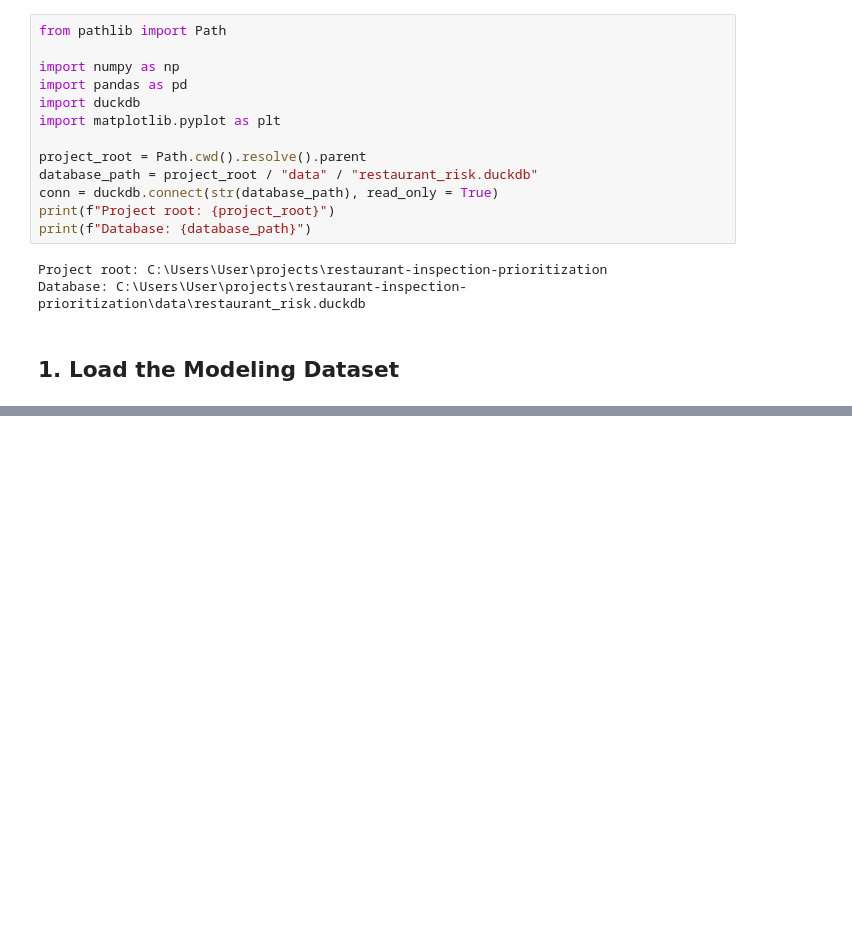
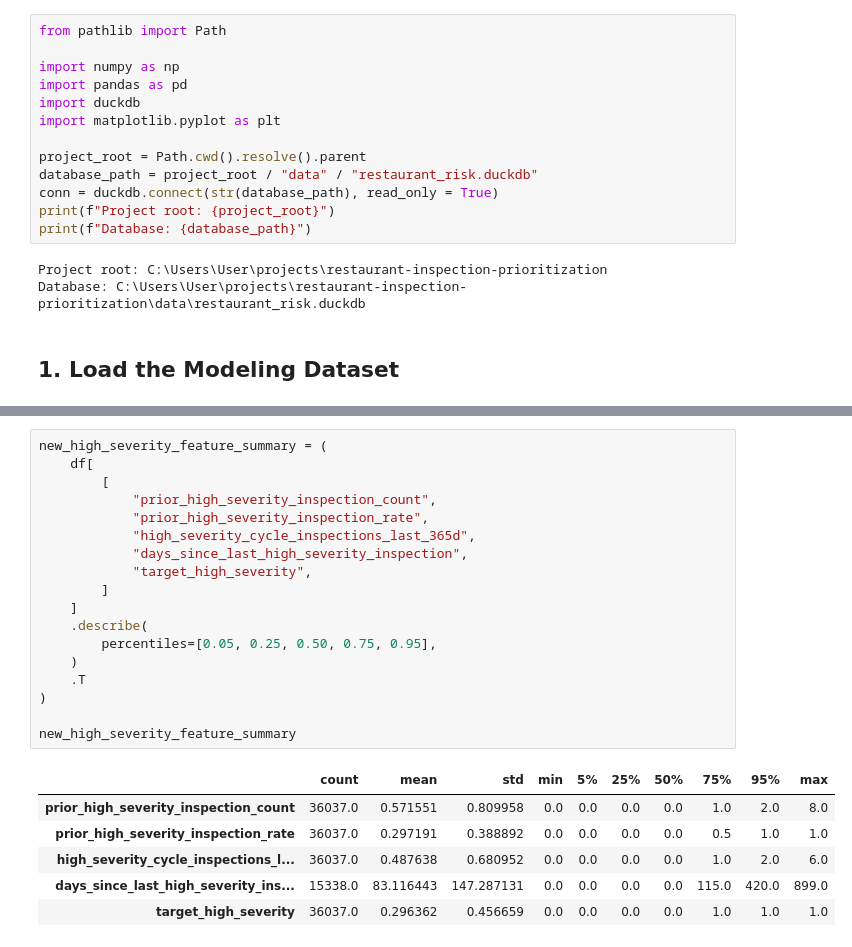
Before and after one commit to souro26/restaurant-inspection-prioritization, a Jupyter notebook: notebooks/01_modeling_dataset_eda.ipynb, the cells around one changed output, grey strips where cells are left out. Cells and saved outputs as stored; diff of their text form; blank space fills up the shorter version.

```diff
--- a/notebooks/01_modeling_dataset_eda.ipynb
+++ b/notebooks/01_modeling_dataset_eda.ipynb
@@ -325,0 +418,25 @@ threshold_comparison
+# %%
+new_high_severity_feature_summary = (
+    df[
+        [
+            "prior_high_severity_inspection_count",
+            "prior_high_severity_inspection_rate",
+            "high_severity_cycle_inspections_last_365d",
+            "days_since_last_high_severity_inspection",
+            "target_high_severity",
+        ]
+    ]
+    .describe(
+        percentiles=[0.05, 0.25, 0.50, 0.75, 0.95],
+    )
+    .T
+)
+
+new_high_severity_feature_summary
+# %% [output]
+|  | count | mean | std | min | 5% | 25% | 50% | 75% | 95% | max |
+| prior_high_severity_inspection_count | 36037.0 | 0.571551 | 0.809958 | 0.0 | 0.0 | 0.0 | 0.0 | 1.0 | 2.0 | 8.0 |
+| prior_high_severity_inspection_rate | 36037.0 | 0.297191 | 0.388892 | 0.0 | 0.0 | 0.0 | 0.0 | 0.5 | 1.0 | 1.0 |
+| high_severity_cycle_inspections_l... | 36037.0 | 0.487638 | 0.680952 | 0.0 | 0.0 | 0.0 | 0.0 | 1.0 | 2.0 | 6.0 |
+| days_since_last_high_severity_ins... | 15338.0 | 83.116443 | 147.287131 | 0.0 | 0.0 | 0.0 | 0.0 | 115.0 | 420.0 | 899.0 |
+| target_high_severity | 36037.0 | 0.296362 | 0.456659 | 0.0 | 0.0 | 0.0 | 0.0 | 1.0 | 1.0 | 1.0 |
```
Also changed, not shown: parts of 64 cells of this notebook, 5 other files.
